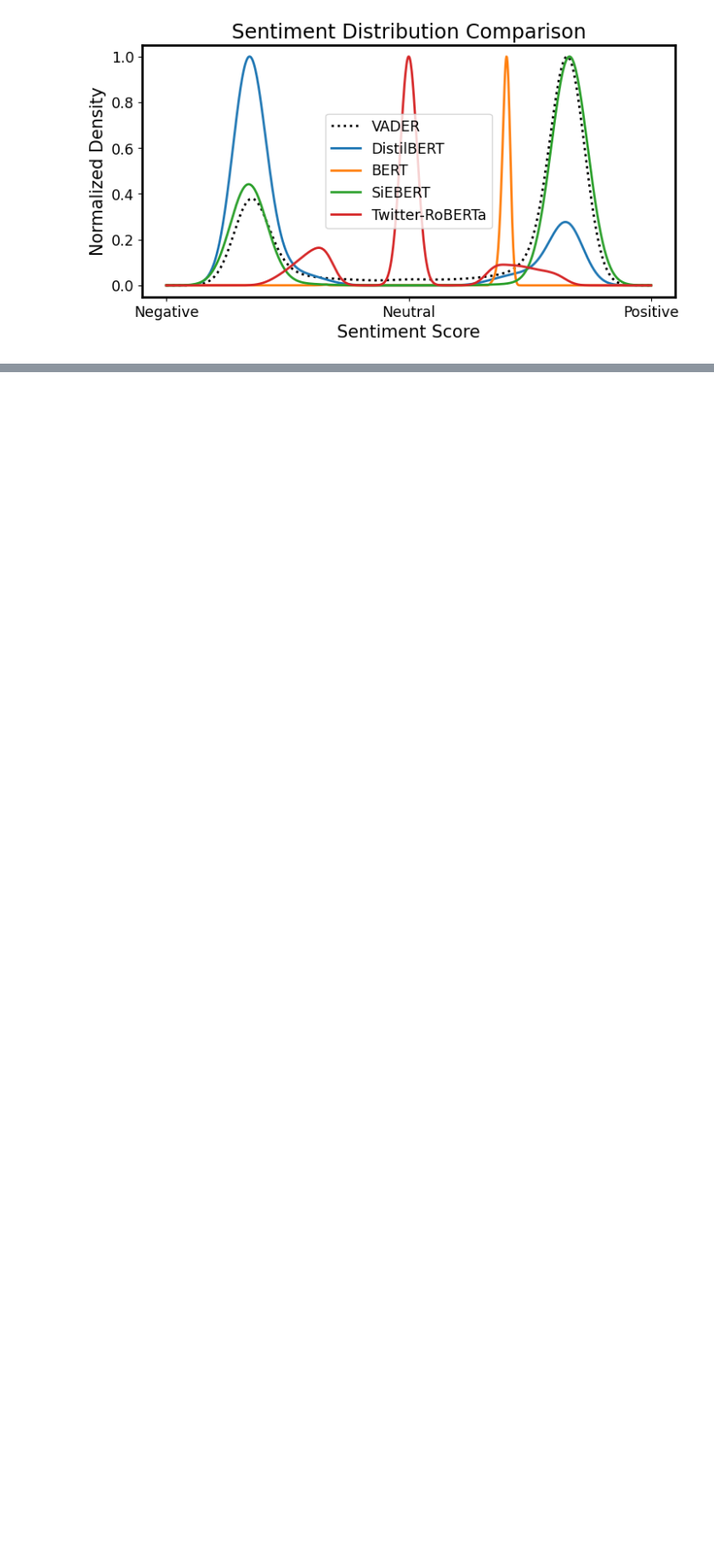
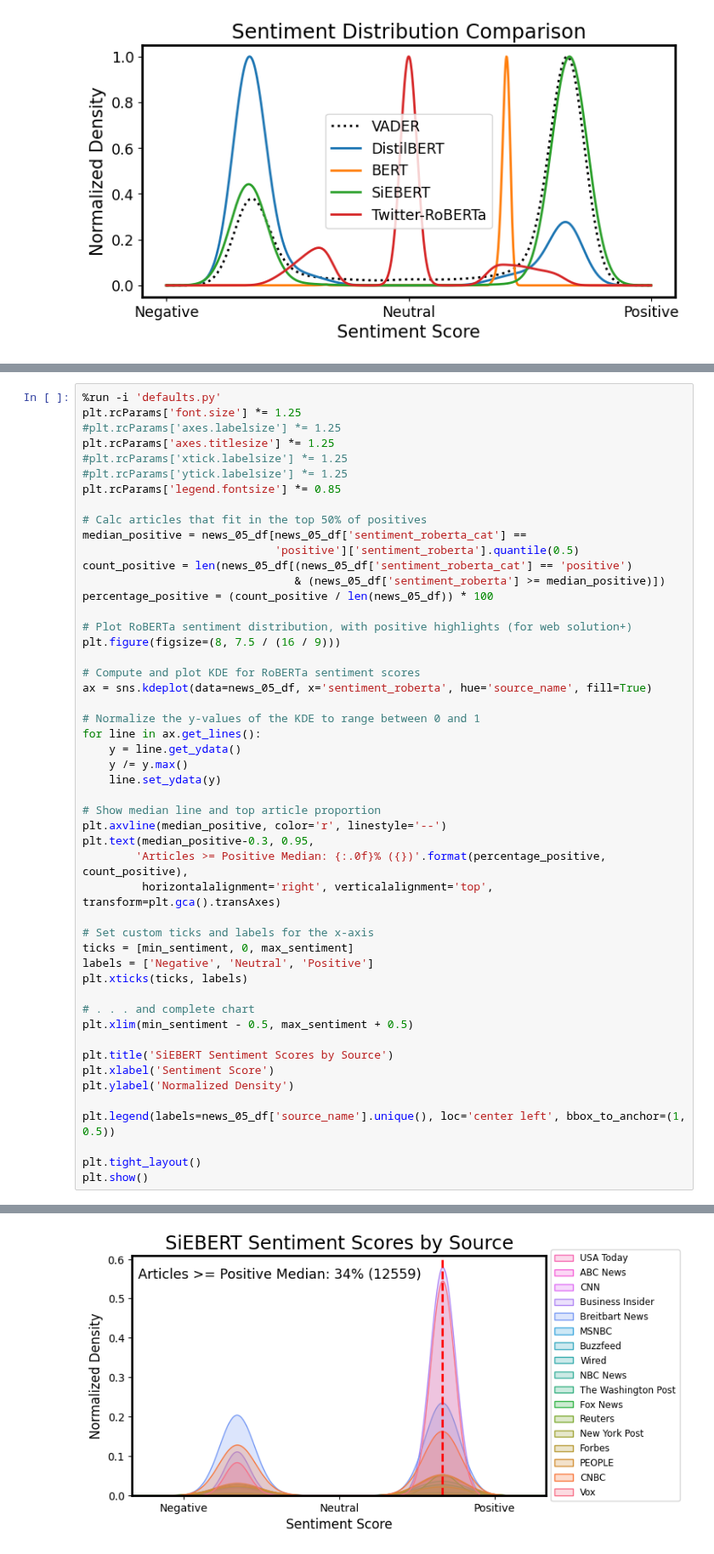
Before and after one commit to ads-capstone-su23/599_team_project, a Jupyter notebook: deliverables/ADS509_Team9_Capstone_09_Modeling_SA_Eval_Final.ipynb, the cells around one changed output, grey strips where cells are left out. Shown at 85% size. Cells and saved outputs as stored; diff of their text form; blank space fills up the shorter version.

```diff
--- a/deliverables/ADS509_Team9_Capstone_09_Modeling_SA_Eval_Final.ipynb
+++ b/deliverables/ADS509_Team9_Capstone_09_Modeling_SA_Eval_Final.ipynb
@@ -163,0 +165,51 @@ plt.show()
+# %%
+%run -i 'defaults.py'
+plt.rcParams['font.size'] *= 1.25
+#plt.rcParams['axes.labelsize'] *= 1.25
+plt.rcParams['axes.titlesize'] *= 1.25
+#plt.rcParams['xtick.labelsize'] *= 1.25
+#plt.rcParams['ytick.labelsize'] *= 1.25
+plt.rcParams['legend.fontsize'] *= 0.85
+
+# Calc articles that fit in the top 50% of positives
+median_positive = news_05_df[news_05_df['sentiment_roberta_cat'] ==
+                             'positive']['sentiment_roberta'].quantile(0.5)
+count_positive = len(news_05_df[(news_05_df['sentiment_roberta_cat'] == 'positive')
+                                & (news_05_df['sentiment_roberta'] >= median_positive)])
+percentage_positive = (count_positive / len(news_05_df)) * 100
+
+# Plot RoBERTa sentiment distribution, with positive highlights (for web solution+)
+plt.figure(figsize=(8, 7.5 / (16 / 9)))
+
+# Compute and plot KDE for RoBERTa sentiment scores
+ax = sns.kdeplot(data=news_05_df, x='sentiment_roberta', hue='source_name', fill=True)
+
+# Normalize the y-values of the KDE to range between 0 and 1
+for line in ax.get_lines():
+    y = line.get_ydata()
+    y /= y.max()
+    line.set_ydata(y)
+
+# Show median line and top article proportion
+plt.axvline(median_positive, color='r', linestyle='--')
+plt.text(median_positive-0.3, 0.95,
+        'Articles >= Positive Median: {:.0f}% ({})'.format(percentage_positive, count_positive),
+         horizontalalignment='right', verticalalignment='top', transform=plt.gca().transAxes)
+
+# Set custom ticks and labels for the x-axis
+ticks = [min_sentiment, 0, max_sentiment]
+labels = ['Negative', 'Neutral', 'Positive']
+plt.xticks(ticks, labels)
+
+# . . . and complete chart
+plt.xlim(min_sentiment - 0.5, max_sentiment + 0.5)
+
+plt.title('SiEBERT Sentiment Scores by Source')
+plt.xlabel('Sentiment Score')
+plt.ylabel('Normalized Density')
+
+plt.legend(labels=news_05_df['source_name'].unique(), loc='center left', bbox_to_anchor=(1, 0.5))
+
+plt.tight_layout()
+plt.show()
+# %% [output]
@@ -163,0 +217 @@ plt.show()
+[figure, added]
```
Also changed, not shown: parts of 2 cells of this notebook.
